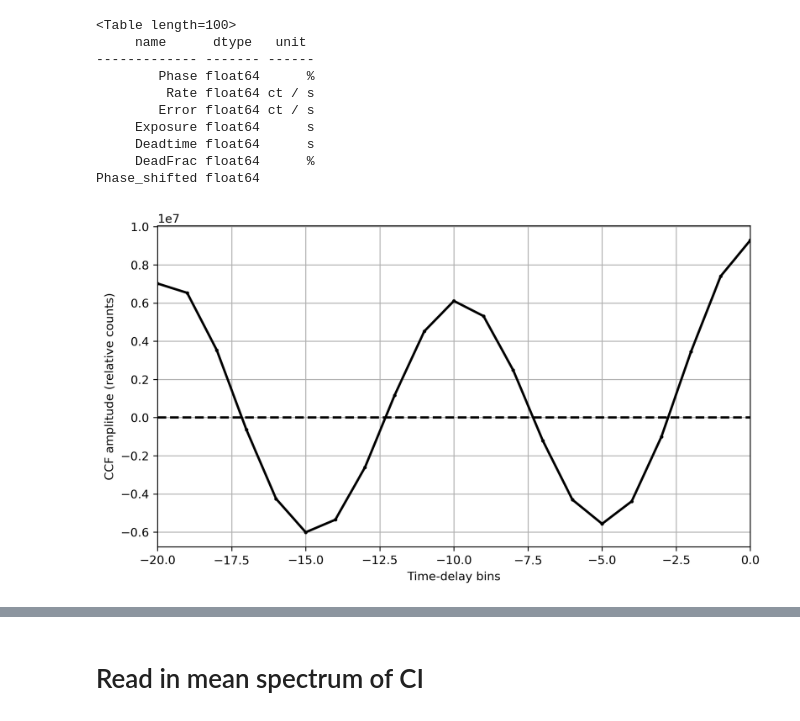
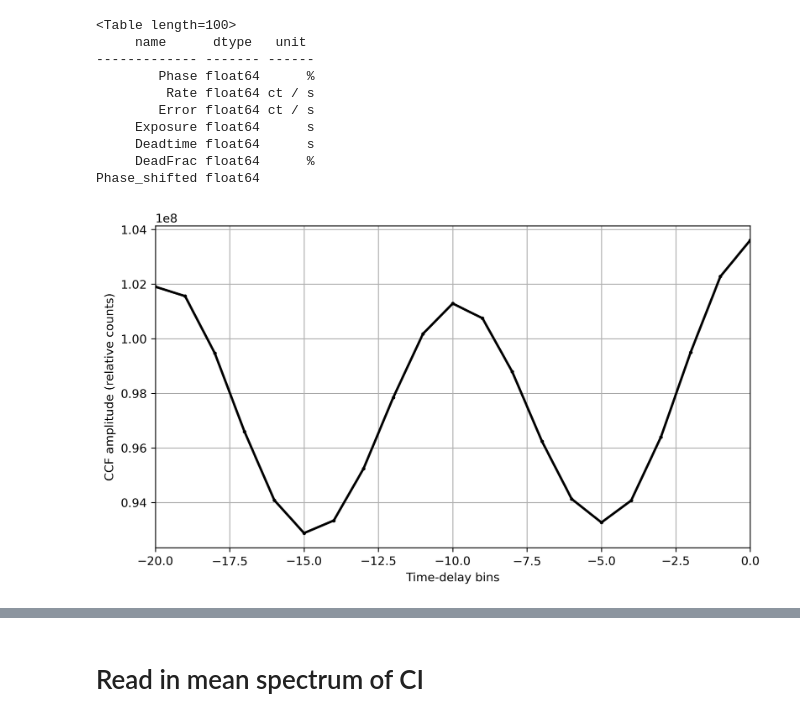
Before and after one commit to abigailStev/J0243, a Jupyter notebook: corrections_and_phspec.ipynb, the cells around one changed output, grey strips where cells are left out. Cells and saved outputs as stored; diff of their text form; code cells hidden in the pictures.

```diff
--- a/corrections_and_phspec.ipynb
+++ b/corrections_and_phspec.ipynb
@@ -153,35 +153,35 @@ new_t.write(shifted_deadtime_outfile, format='fits', overwrite=True)
 ## multiply ccf by exposure time in file to get counts
 ccf_counts = new_ccf * ccf_tab.meta['EXPOSURE']  # now in counts
 t_ccf = sum_ccf * ccf_tab.meta['EXPOSURE']
 corr_exp = np.zeros(np.shape(ccf_counts)[0])
 for i in range(np.shape(t_ccf)[0]):
     this_phase = i / 20.
     close_phase, close_idx = find_nearest(new_t['Phase_shifted'], this_phase)
 #     print(this_phase, close_phase, new_t['DeadFrac'][close_idx])
     corr_exp[i] = ccf_tab.meta['EXPOSURE'] * (1-new_t['DeadFrac'][close_idx])
 #     print(ccf_tab.meta['EXPOSURE'], corr_exp[i])
     ## TODO: when I get the real deadtime curve from colleen, corr_exp[i] = exposure - deadtime[i]
 
 # temp_ccf = t_ccf / corr_exp
 # corr_ccf = ccf_counts / corr_exp[:,np.newaxis]
 # ##but use deadtime-corrected exposure time for next steps (keep in counts)
 # ## leave in units of counts for spectrum part
 
 fig, ax = plt.subplots(1, 1, figsize=(9, 5), dpi=300)
-ax.hlines(0.0, t_min, t_max, lw=2, color='black', linestyle='dashed')
+# ax.vlines(0.0, t_min, t_max, lw=2, color='black', linestyle='dashed')
 ax.plot(t_bins, t_ccf, lw=2, markerfacecolor='none', markeredgecolor='black',
             color='black', marker='o', ms=2,)
 # ax.vlines(p0_tbin, -5000, 6600, lw=1, color='blue')
 # ax.set_ylim(-5000, 6600)
 ax.set_xlim(t_min, t_max)
 ax.set_xlabel(r'Time-delay bins')
 ax.set_ylabel(r'CCF amplitude (relative counts)')
 ax.xaxis.grid(True, which='major')
 ax.yaxis.grid(True, which='major')
 ax.set_axisbelow(True)
 plt.show()
 # %% [output]
-[figure, old version]
+[figure, new version]
 # %%
 ## apply general deadtime correction to mean rate
 mean_goodfrac = (3126./4566.) # from table 1 in Wilson-Hodge+18
```
Also changed, not shown: parts of 7 cells of this notebook.
